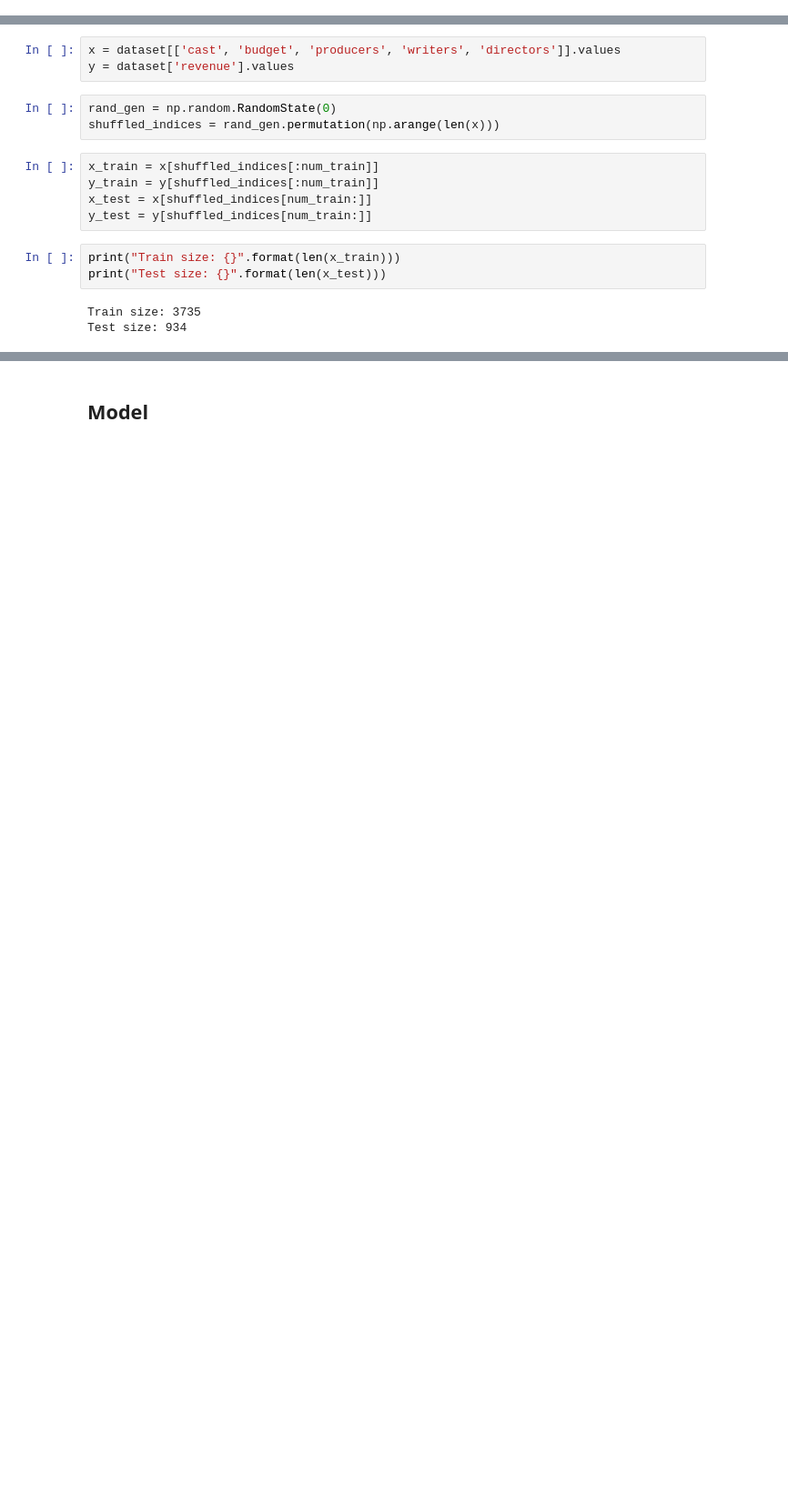
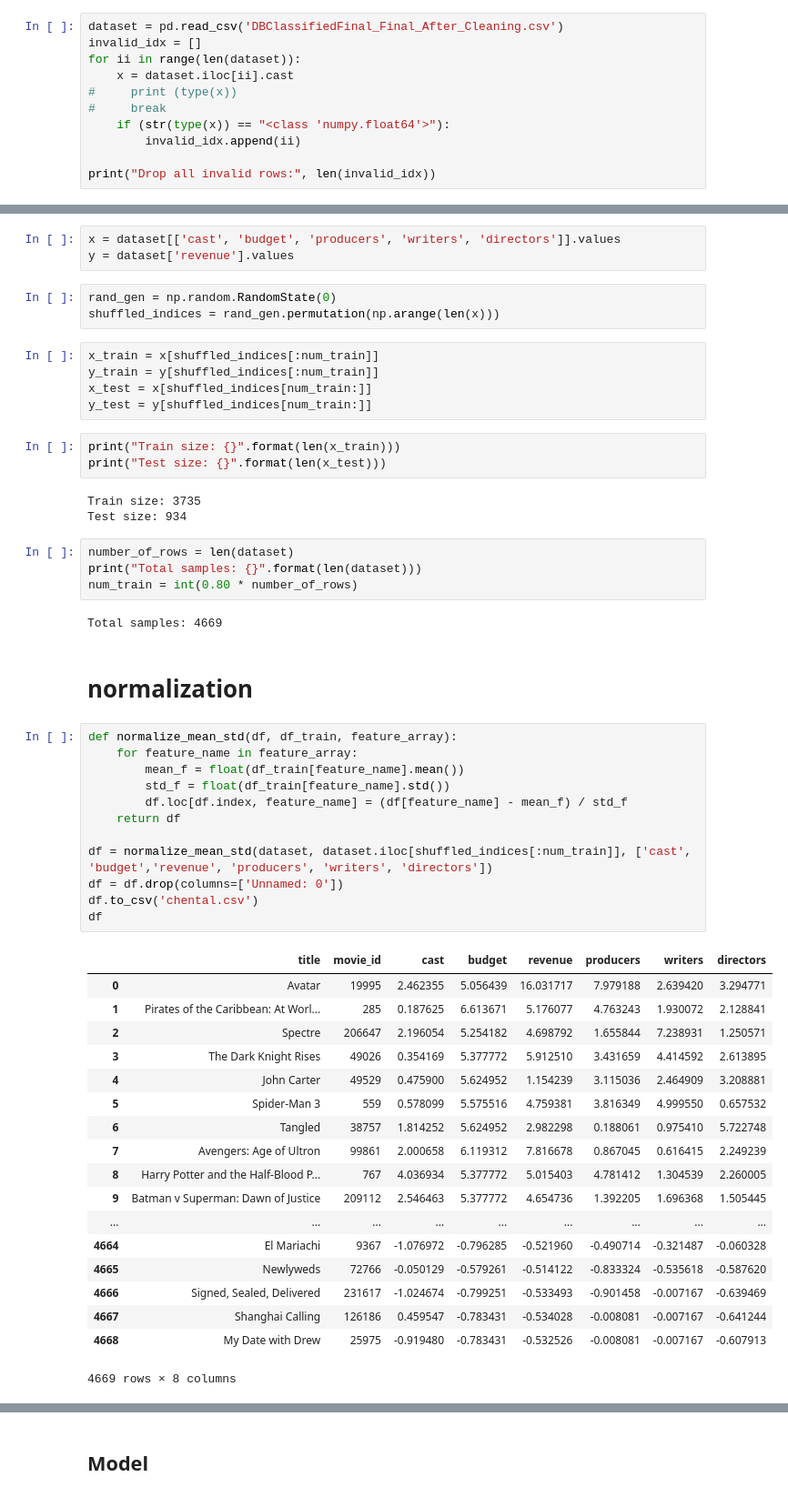
Before and after one commit to Chenha37/Report, a Jupyter notebook: predictor.ipynb, the cells around one changed output, grey strips where cells are left out. Shown: that part at 91% size. Cells and saved outputs as stored; diff of their text form; blank space fills up the shorter version.

```diff
--- a/predictor.ipynb
+++ b/predictor.ipynb
@@ -55,0 +67,11 @@ dataset
+# %%
+dataset = pd.read_csv('DBClassifiedFinal_Final_After_Cleaning.csv')
+invalid_idx = []
+for ii in range(len(dataset)):
+    x = dataset.iloc[ii].cast
+#     print (type(x))
+#     break
+    if (str(type(x)) == "<class 'numpy.float64'>"):
+        invalid_idx.append(ii)
+
+print("Drop all invalid rows:", len(invalid_idx))
@@ -78,3 +96,42 @@ print("Test size: {}".format(len(x_test)))
 # %% [output]
 Train size: 3735
 Test size: 934
+# %%
+number_of_rows = len(dataset)
+print("Total samples: {}".format(len(dataset)))
+num_train = int(0.80 * number_of_rows)
+# %% [output]
+Total samples: 4669
+# %% [markdown]
+# normalization
+# %%
+def normalize_mean_std(df, df_train, feature_array):
+    for feature_name in feature_array:
+        mean_f = float(df_train[feature_name].mean())
+        std_f = float(df_train[feature_name].std())
+        df.loc[df.index, feature_name] = (df[feature_name] - mean_f) / std_f
+    return df
+
+df = normalize_mean_std(dataset, dataset.iloc[shuffled_indices[:num_train]], ['cast', 'budget','revenue', 'producers', 'writers', 'directors'])
+df = df.drop(columns=['Unnamed: 0'])
+df.to_csv('chental.csv')
+df
+# %% [output]
+|  | title | movie_id | cast | budget | revenue | producers | writers | directors |
+| 0 | Avatar | 19995 | 2.462355 | 5.056439 | 16.031717 | 7.979188 | 2.639420 | 3.294771 |
+| 1 | Pirates of the Caribbean: At Worl... | 285 | 0.187625 | 6.613671 | 5.176077 | 4.763243 | 1.930072 | 2.128841 |
+| 2 | Spectre | 206647 | 2.196054 | 5.254182 | 4.698792 | 1.655844 | 7.238931 | 1.250571 |
+| 3 | The Dark Knight Rises | 49026 | 0.354169 | 5.377772 | 5.912510 | 3.431659 | 4.414592 | 2.613895 |
+| 4 | John Carter | 49529 | 0.475900 | 5.624952 | 1.154239 | 3.115036 | 2.464909 | 3.208881 |
+| 5 | Spider-Man 3 | 559 | 0.578099 | 5.575516 | 4.759381 | 3.816349 | 4.999550 | 0.657532 |
+| 6 | Tangled | 38757 | 1.814252 | 5.624952 | 2.982298 | 0.188061 | 0.975410 | 5.722748 |
+| 7 | Avengers: Age of Ultron | 99861 | 2.000658 | 6.119312 | 7.816678 | 0.867045 | 0.616415 | 2.249239 |
+| 8 | Harry Potter and the Half-Blood P... | 767 | 4.036934 | 5.377772 | 5.015403 | 4.781412 | 1.304539 | 2.260005 |
+| 9 | Batman v Superman: Dawn of Justice | 209112 | 2.546463 | 5.377772 | 4.654736 | 1.392205 | 1.696368 | 1.505445 |
+| ... | ... | ... | ... | ... | ... | ... | ... | ... |
+| 4664 | El Mariachi | 9367 | -1.076972 | -0.796285 | -0.521960 | -0.490714 | -0.321487 | -0.060328 |
+| 4665 | Newlyweds | 72766 | -0.050129 | -0.579261 | -0.514122 | -0.833324 | -0.535618 | -0.587620 |
+| 4666 | Signed, Sealed, Delivered | 231617 | -1.024674 | -0.799251 | -0.533493 | -0.901458 | -0.007167 | -0.639469 |
+| 4667 | Shanghai Calling | 126186 | 0.459547 | -0.783431 | -0.534028 | -0.008081 | -0.007167 | -0.641244 |
+| 4668 | My Date with Drew | 25975 | -0.919480 | -0.783431 | -0.532526 | -0.008081 | -0.007167 | -0.607913 |
+4669 rows × 8 columns
```
Also changed, not shown: parts of 15 cells of this notebook, 6 other files.
